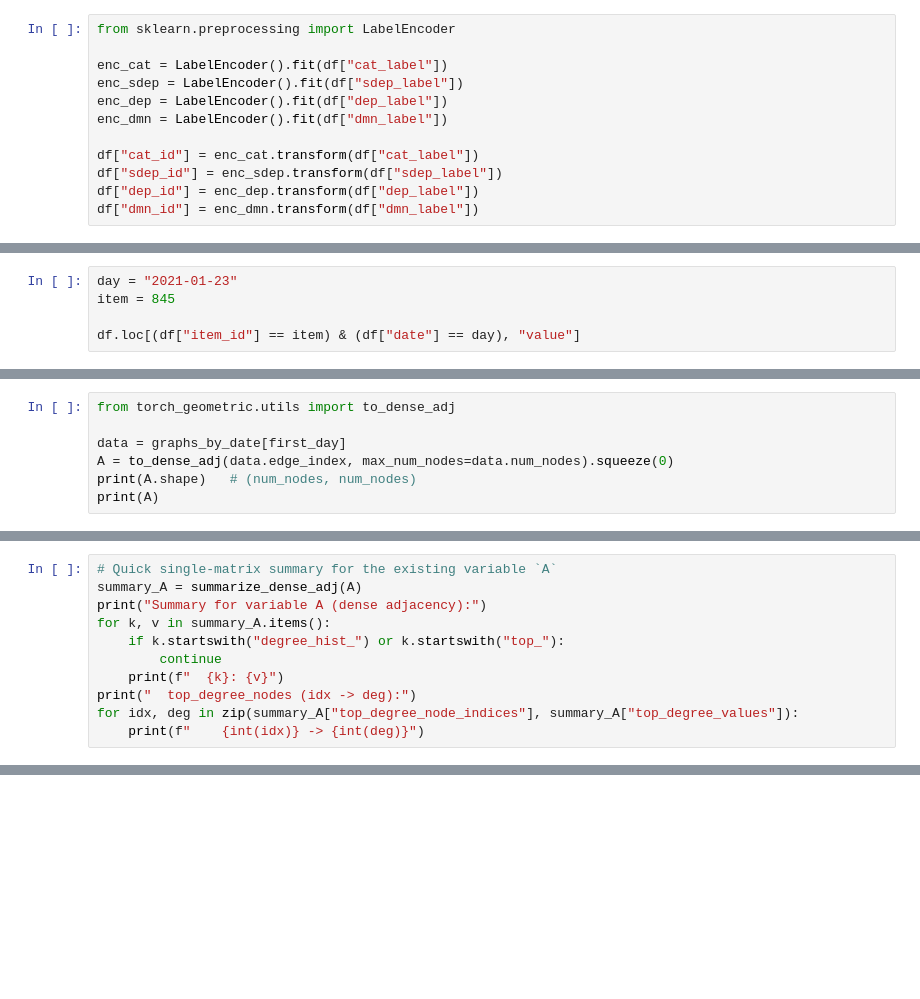
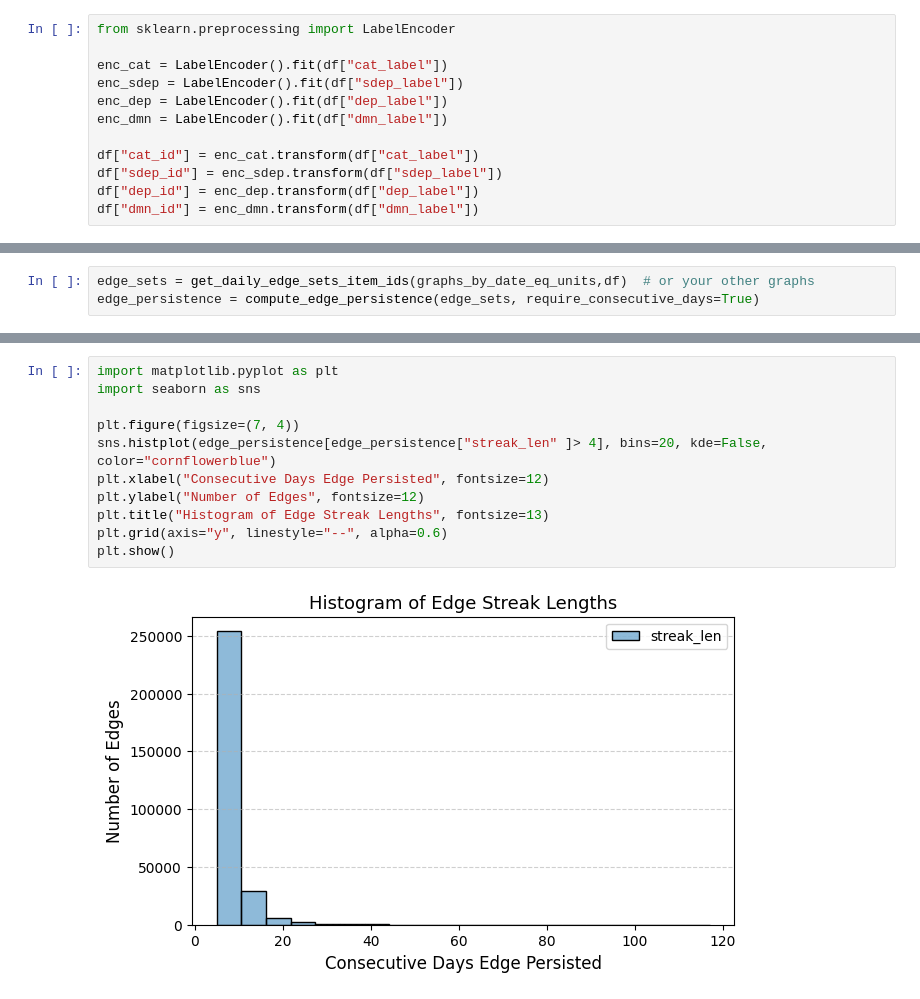
Before and after one commit to up202108724/Dissertation25-26, a Jupyter notebook: gnn_exercise.ipynb, the cells around one changed output, grey strips where cells are left out. Saved outputs shown, nothing was run; the diff lists cells and outputs as text; blank space fills up the shorter version.

```diff
--- a/gnn_exercise.ipynb
+++ b/gnn_exercise.ipynb
@@ -153,5 +234,0 @@ Data(x=[1262, 1], edge_index=[2, 136106], item_id=[1262], num_nodes=1262, date_s
-# %%
-day = "2021-01-23"
-item = 845
-
-df.loc[(df["item_id"] == item) & (df["date"] == day), "value"]
@@ -160,7 +234,0 @@ Series([], Name: value, dtype: int32)
-# %%
-from torch_geometric.utils import to_dense_adj
-
-data = graphs_by_date[first_day]
-A = to_dense_adj(data.edge_index, max_num_nodes=data.num_nodes).squeeze(0)
-print(A.shape)   # (num_nodes, num_nodes)
-print(A)
@@ -254,11 +281,0 @@ Per-day graph statistics (first 10 rows):
-# %%
-# Quick single-matrix summary for the existing variable `A`
-summary_A = summarize_dense_adj(A)
-print("Summary for variable A (dense adjacency):")
-for k, v in summary_A.items():
-    if k.startswith("degree_hist_") or k.startswith("top_"):
-        continue
-    print(f"  {k}: {v}")
-print("  top_degree_nodes (idx -> deg):")
-for idx, deg in zip(summary_A["top_degree_node_indices"], summary_A["top_degree_values"]):
-    print(f"    {int(idx)} -> {int(deg)}")
@@ -330,0 +424,3 @@ Per-day graph statistics (first 10 rows):
+# %%
+edge_sets = get_daily_edge_sets_item_ids(graphs_by_date_eq_units,df)  # or your other graphs
+edge_persistence = compute_edge_persistence(edge_sets, require_consecutive_days=True)
@@ -330,0 +499,13 @@ Per-day graph statistics (first 10 rows):
+# %%
+import matplotlib.pyplot as plt
+import seaborn as sns
+
+plt.figure(figsize=(7, 4))
+sns.histplot(edge_persistence[edge_persistence["streak_len" ]> 4], bins=20, kde=False, color="cornflowerblue")
+plt.xlabel("Consecutive Days Edge Persisted", fontsize=12)
+plt.ylabel("Number of Edges", fontsize=12)
+plt.title("Histogram of Edge Streak Lengths", fontsize=13)
+plt.grid(axis="y", linestyle="--", alpha=0.6)
+plt.show()
+# %% [output]
+[figure, added]
```
Also changed, not shown: parts of 23 cells of this notebook, 5 other files.
